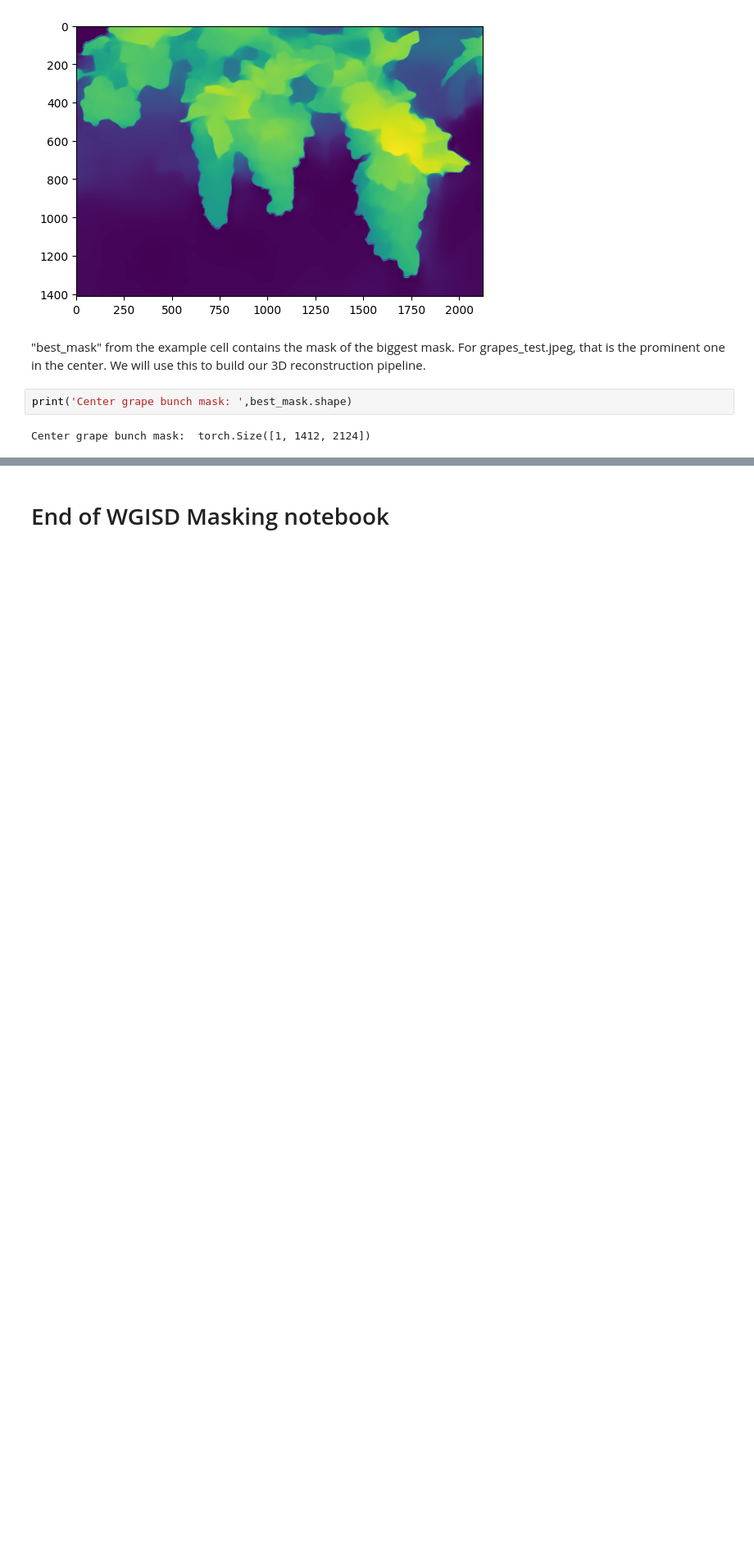
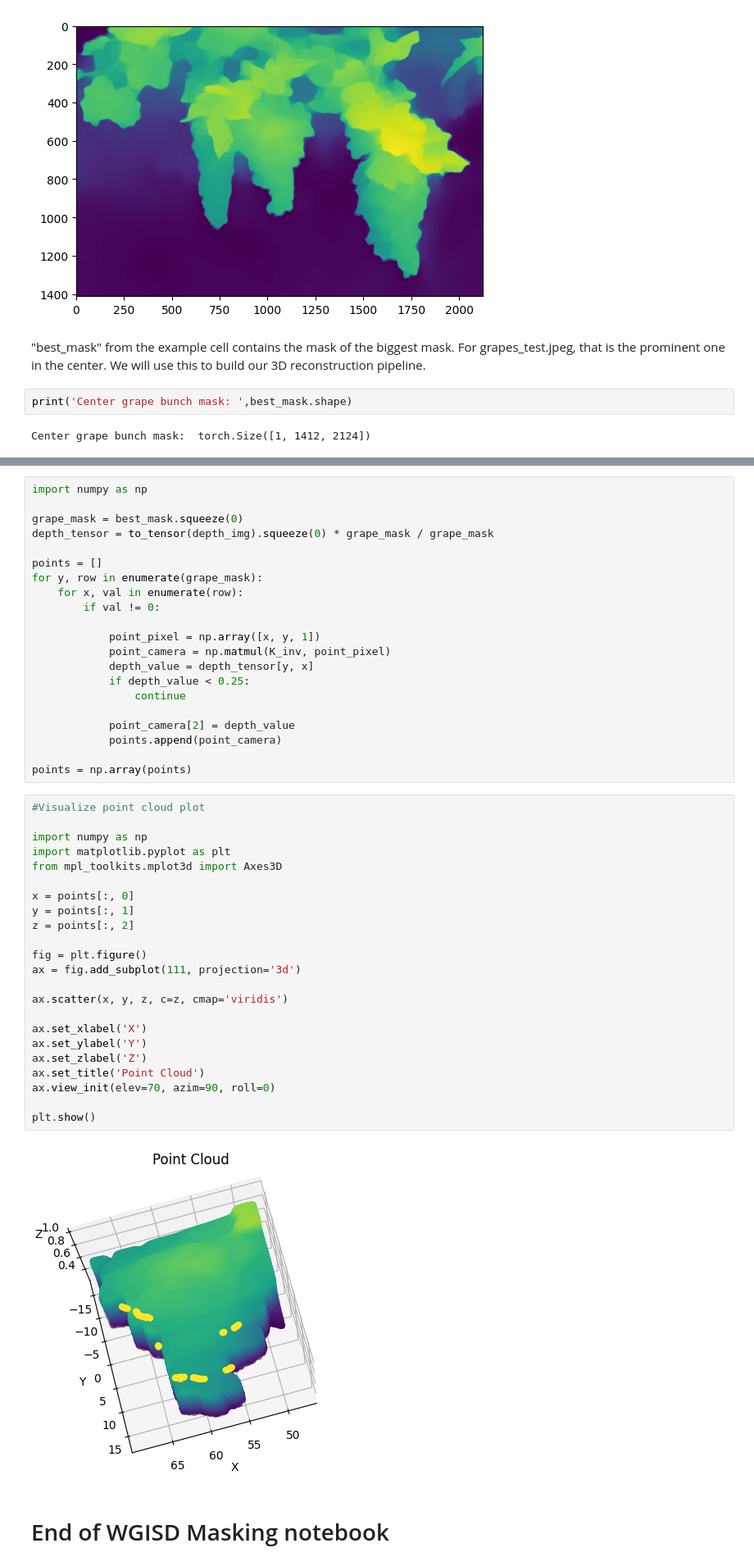
Before and after one commit to adi-balaji/grape_rob, a Jupyter notebook: grape_masking/wgisd_masking.ipynb, the cells around one changed output, grey strips where cells are left out. Shown at 82% size. Saved outputs shown, nothing was run; the diff lists cells and outputs as text; blank space fills up the shorter version.

Commit message:
pointcloud testing

```diff
--- a/grape_masking/wgisd_masking.ipynb
+++ b/grape_masking/wgisd_masking.ipynb
@@ -470,2 +480,48 @@ Center grape bunch mask:  torch.Size([1, 1412, 2124])
+# %%
+import numpy as np
+
+grape_mask = best_mask.squeeze(0)
+depth_tensor = to_tensor(depth_img).squeeze(0) * grape_mask / grape_mask
+
+points = []
+for y, row in enumerate(grape_mask):
+    for x, val in enumerate(row):
+        if val != 0:
+
+            point_pixel = np.array([x, y, 1])
+            point_camera = np.matmul(K_inv, point_pixel)
+            depth_value = depth_tensor[y, x]
+            if depth_value < 0.25:
+                continue
+
+            point_camera[2] = depth_value
+            points.append(point_camera)
+
+points = np.array(points)
+# %%
+#Visualize point cloud plot
+
+import numpy as np
+import matplotlib.pyplot as plt
+from mpl_toolkits.mplot3d import Axes3D
+
+x = points[:, 0]
+y = points[:, 1]
+z = points[:, 2]
+
+fig = plt.figure()
+ax = fig.add_subplot(111, projection='3d')
+
+ax.scatter(x, y, z, c=z, cmap='viridis')
+
+ax.set_xlabel('X')
+ax.set_ylabel('Y')
+ax.set_zlabel('Z')
+ax.set_title('Point Cloud')
+ax.view_init(elev=70, azim=90, roll=0)
+
+plt.show()
+# %% [output]
+[figure, added]
 # %% [markdown]
 # End of WGISD Masking notebook
```
Also changed, not shown: parts of 4 cells of this notebook.
